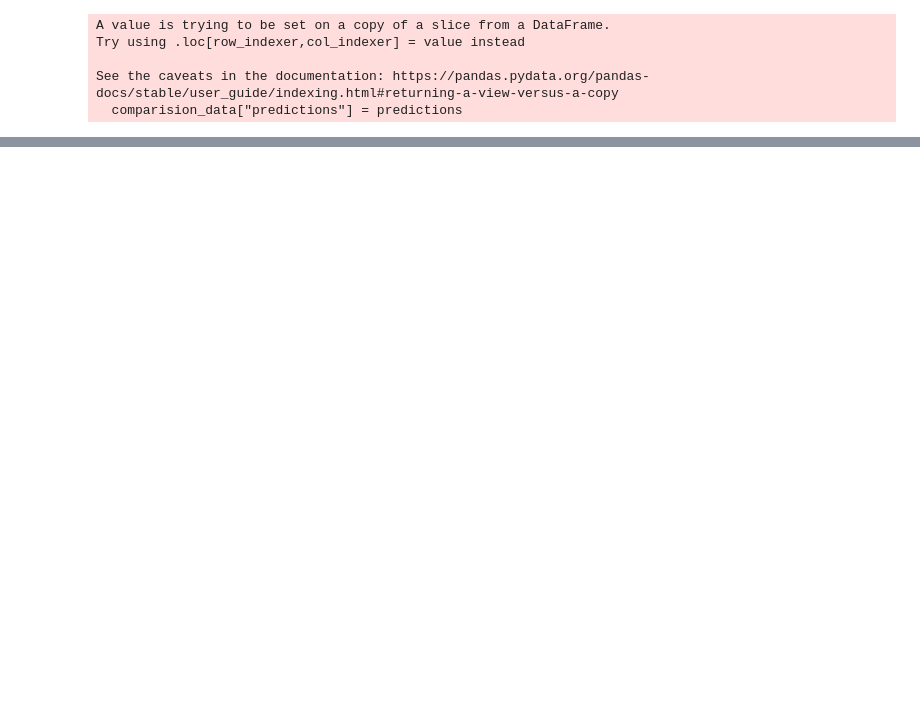
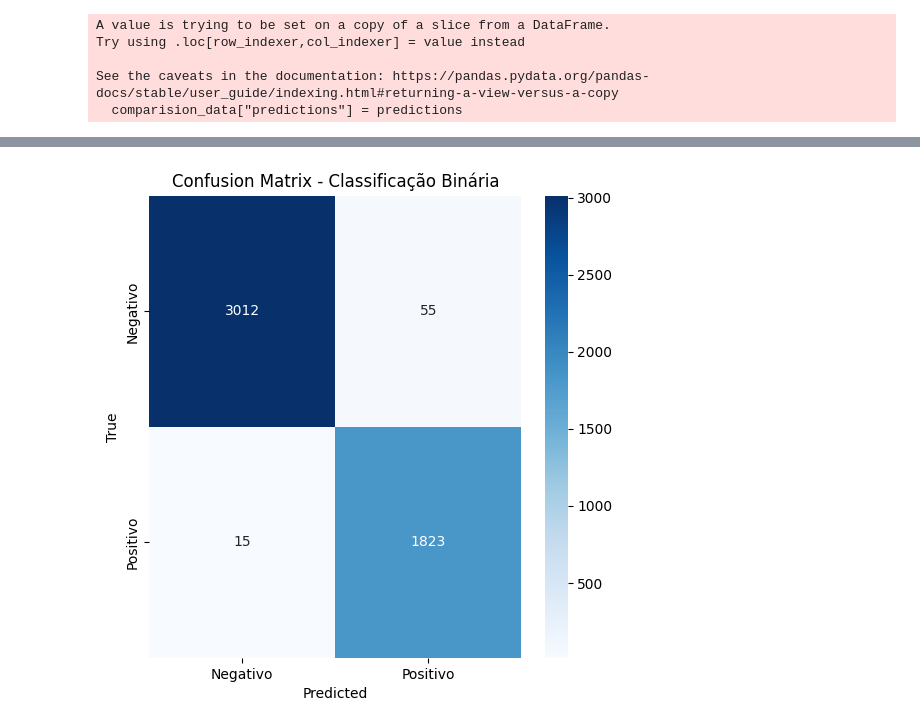
Before and after one commit to Gsdvl/ai-text-recognition, a Jupyter notebook: notebooks/05_predictions.ipynb, the cells around one changed output, grey strips where cells are left out. Drawn from its saved outputs; the diff is of its cells as text; code cells hidden in the pictures; blank space fills up the shorter version.

```diff
--- a/notebooks/05_predictions.ipynb
+++ b/notebooks/05_predictions.ipynb
@@ -131,0 +158,9 @@ plt.show()
+# %%
+plt.figure(figsize=(6, 6))
+sns.heatmap(conf_matrix, annot=True, fmt='d', cmap='Blues', xticklabels=['Negativo', 'Positivo'], yticklabels=['Negativo', 'Positivo'])
+plt.xlabel('Predicted')
+plt.ylabel('True')
+plt.title('Confusion Matrix - Classificação Binária')
+plt.show()
+# %% [output]
+[figure, added]
```
Also changed, not shown: parts of 5 cells of this notebook, 2 other files.
